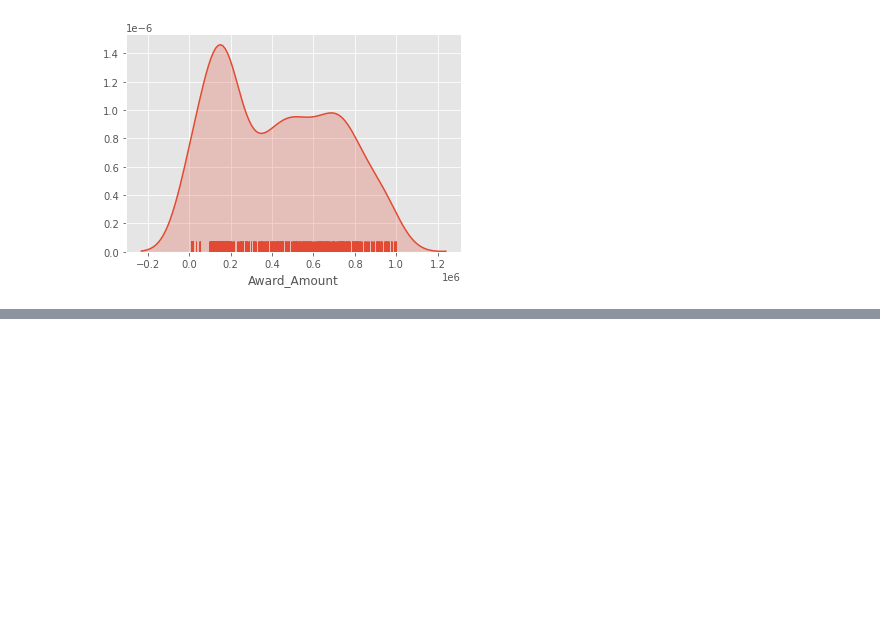
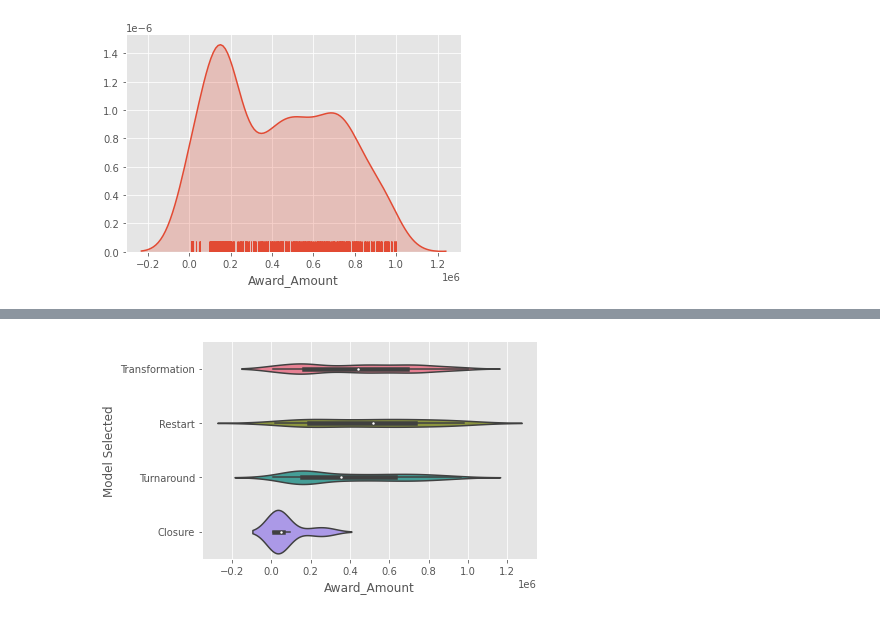
Before and after one commit to VictorOmondi1997/visualizing-us-sch-grants, a Jupyter notebook: visualizing_us_sch_grants.ipynb, the cells around one changed output, grey strips where cells are left out. Drawn from its saved outputs; the diff is of its cells as text; code cells hidden in the pictures; blank space fills up the shorter version.

```diff
--- a/visualizing_us_sch_grants.ipynb
+++ b/visualizing_us_sch_grants.ipynb
@@ -45,0 +63,5 @@ plt.show()
+# %%
+sns.violinplot(data=grants, x='Award_Amount', y='Model Selected', palette='husl')
+plt.show()
+# %% [output]
+[figure, added]
```
Also changed, not shown: parts of 8 cells of this notebook.
